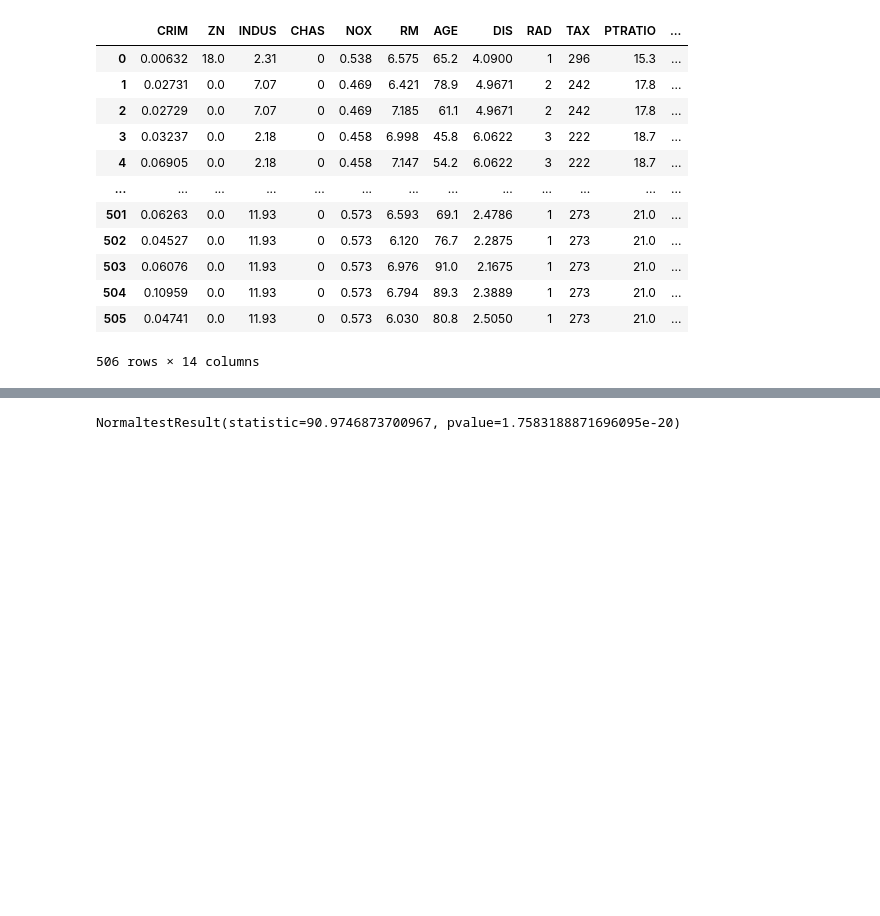
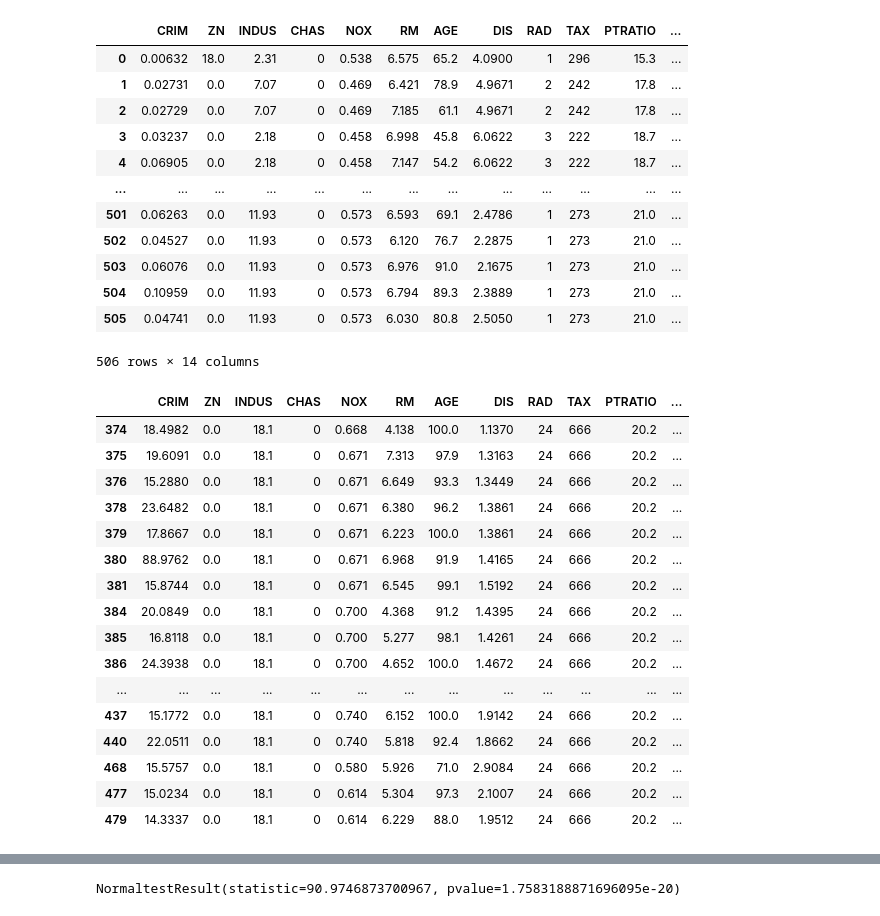
Before and after one commit to IraitzTB/TheBridge_DSPT, a Jupyter notebook: 2-Data Analysis/2-Dataframes y estadística/Practica/4-Boston House Pricing/Boston.ipynb, the cells around one changed output, grey strips where cells are left out. Saved outputs shown, nothing was run; the diff lists cells and outputs as text; code cells hidden in the pictures; blank space fills up the shorter version.

Commit message:
Boston exercise

```diff
--- a/2-Data Analysis/2-Dataframes y estadística/Practica/4-Boston House Pricing/Boston.ipynb
+++ b/2-Data Analysis/2-Dataframes y estadística/Practica/4-Boston House Pricing/Boston.ipynb
@@ -17,6 +17,26 @@ boston_data
 | 504 | 0.10959 | 0.0 | 11.93 | 0 | 0.573 | 6.794 | 89.3 | 2.3889 | 1 | 273 | 21.0 | ... |
 | 505 | 0.04741 | 0.0 | 11.93 | 0 | 0.573 | 6.030 | 80.8 | 2.5050 | 1 | 273 | 21.0 | ... |
 506 rows × 14 columns
+# %%
+boston_data[boston_data["CRIM"] > 14]
+# %% [output]
+|  | CRIM | ZN | INDUS | CHAS | NOX | RM | AGE | DIS | RAD | TAX | PTRATIO | ... |
+| 374 | 18.4982 | 0.0 | 18.1 | 0 | 0.668 | 4.138 | 100.0 | 1.1370 | 24 | 666 | 20.2 | ... |
+| 375 | 19.6091 | 0.0 | 18.1 | 0 | 0.671 | 7.313 | 97.9 | 1.3163 | 24 | 666 | 20.2 | ... |
+| 376 | 15.2880 | 0.0 | 18.1 | 0 | 0.671 | 6.649 | 93.3 | 1.3449 | 24 | 666 | 20.2 | ... |
+| 378 | 23.6482 | 0.0 | 18.1 | 0 | 0.671 | 6.380 | 96.2 | 1.3861 | 24 | 666 | 20.2 | ... |
+| 379 | 17.8667 | 0.0 | 18.1 | 0 | 0.671 | 6.223 | 100.0 | 1.3861 | 24 | 666 | 20.2 | ... |
+| 380 | 88.9762 | 0.0 | 18.1 | 0 | 0.671 | 6.968 | 91.9 | 1.4165 | 24 | 666 | 20.2 | ... |
+| 381 | 15.8744 | 0.0 | 18.1 | 0 | 0.671 | 6.545 | 99.1 | 1.5192 | 24 | 666 | 20.2 | ... |
+| 384 | 20.0849 | 0.0 | 18.1 | 0 | 0.700 | 4.368 | 91.2 | 1.4395 | 24 | 666 | 20.2 | ... |
+| 385 | 16.8118 | 0.0 | 18.1 | 0 | 0.700 | 5.277 | 98.1 | 1.4261 | 24 | 666 | 20.2 | ... |
+| 386 | 24.3938 | 0.0 | 18.1 | 0 | 0.700 | 4.652 | 100.0 | 1.4672 | 24 | 666 | 20.2 | ... |
+| ... | ... | ... | ... | ... | ... | ... | ... | ... | ... | ... | ... | ... |
+| 437 | 15.1772 | 0.0 | 18.1 | 0 | 0.740 | 6.152 | 100.0 | 1.9142 | 24 | 666 | 20.2 | ... |
+| 440 | 22.0511 | 0.0 | 18.1 | 0 | 0.740 | 5.818 | 92.4 | 1.8662 | 24 | 666 | 20.2 | ... |
+| 468 | 15.5757 | 0.0 | 18.1 | 0 | 0.580 | 5.926 | 71.0 | 2.9084 | 24 | 666 | 20.2 | ... |
+| 477 | 15.0234 | 0.0 | 18.1 | 0 | 0.614 | 5.304 | 97.3 | 2.1007 | 24 | 666 | 20.2 | ... |
+| 479 | 14.3337 | 0.0 | 18.1 | 0 | 0.614 | 6.229 | 88.0 | 1.9512 | 24 | 666 | 20.2 | ... |
 # %%
 boston_data.describe()
 # %% [output]
```
Also changed, not shown: parts of 14 cells of this notebook, 1 other file.
